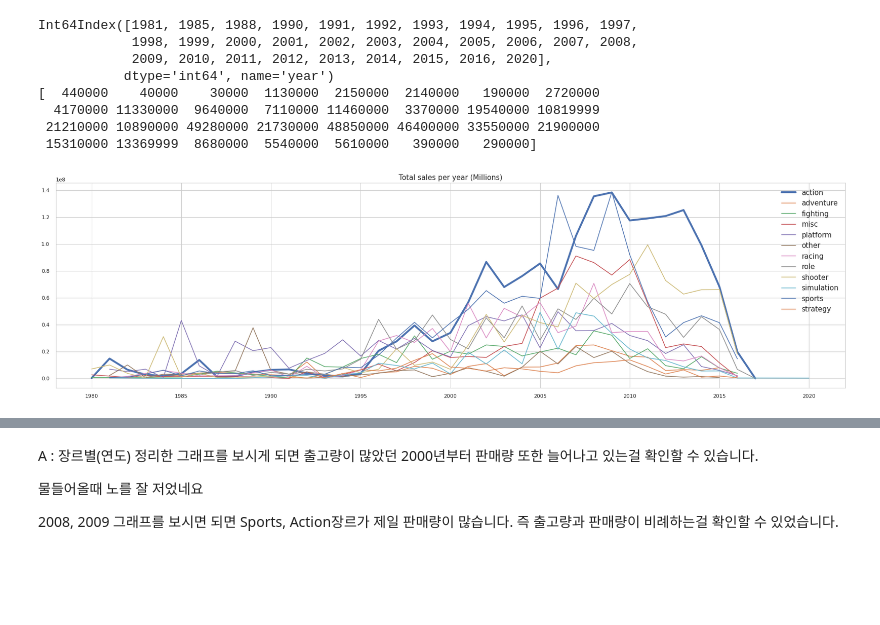
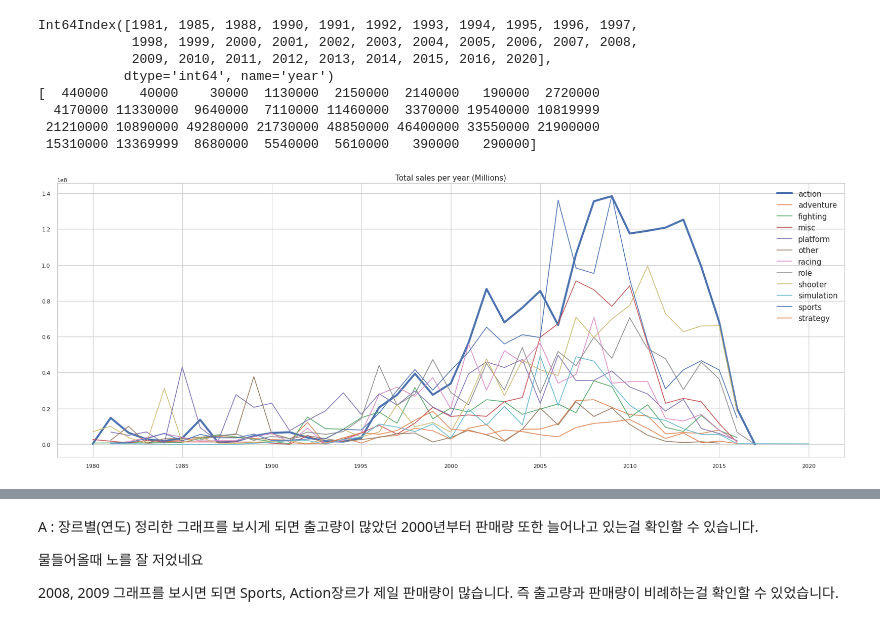
Before and after one commit to sungjin-kim-data/vgames2_data, a Jupyter notebook: vgames2_data.ipynb, the cells around one changed output, grey strips where cells are left out. Cells and saved outputs as stored; diff of their text form; code cells hidden in the pictures; blank space fills up the shorter version.

```diff
--- a/vgames2_data.ipynb
+++ b/vgames2_data.ipynb
@@ -1134,27 +1175,27 @@ Int64Index([1981, 1985, 1988, 1990, 1991, 1992, 1993, 1994, 1995, 1996, 1997,
  21210000 10890000 49280000 21730000 48850000 46400000 33550000 21900000
  15310000 13369999  8680000  5540000  5610000   390000   290000]
 # %%
-plt.figure(figsize=(30, 8))
+plt.figure(figsize=(28, 10))
 
 plt.plot(x_action_y, y_action_y, lw='4' ,label='action')
 plt.plot(x_adventure_y, y_adventure_y, label='adventure')
 plt.plot(x_fighting_y, y_fighting_y, label='fighting')
 plt.plot(x_misc_y, y_misc_y, label='misc')
 plt.plot(x_platform_y, y_platform_y, label='platform')
 plt.plot(x_puzzle_y, y_puzzle_y, label='other')
 plt.plot(x_racing_y, y_racing_y, label='racing')
 plt.plot(x_role_playing_y, y_role_playing_y, label='role')
 plt.plot(x_shooter_y, y_shooter_y, label='shooter')
 plt.plot(x_simulation_y, y_simulation_y, label='simulation')
 plt.plot(x_sports_y, y_sports_y, label='sports')
 plt.plot(x_strategy_y, y_strategy_y, label='strategy')
 
 plt.title('Total sales per year (Millions)', fontsize=15)
 plt.legend(fontsize=15)
 
 plt.show()
 # %% [output]
-[figure, old version]
+[figure, new version]
 # %%
 go1 = go.Scatter(
     x = x_action_y,
```
Also changed, not shown: parts of 17 cells of this notebook.
